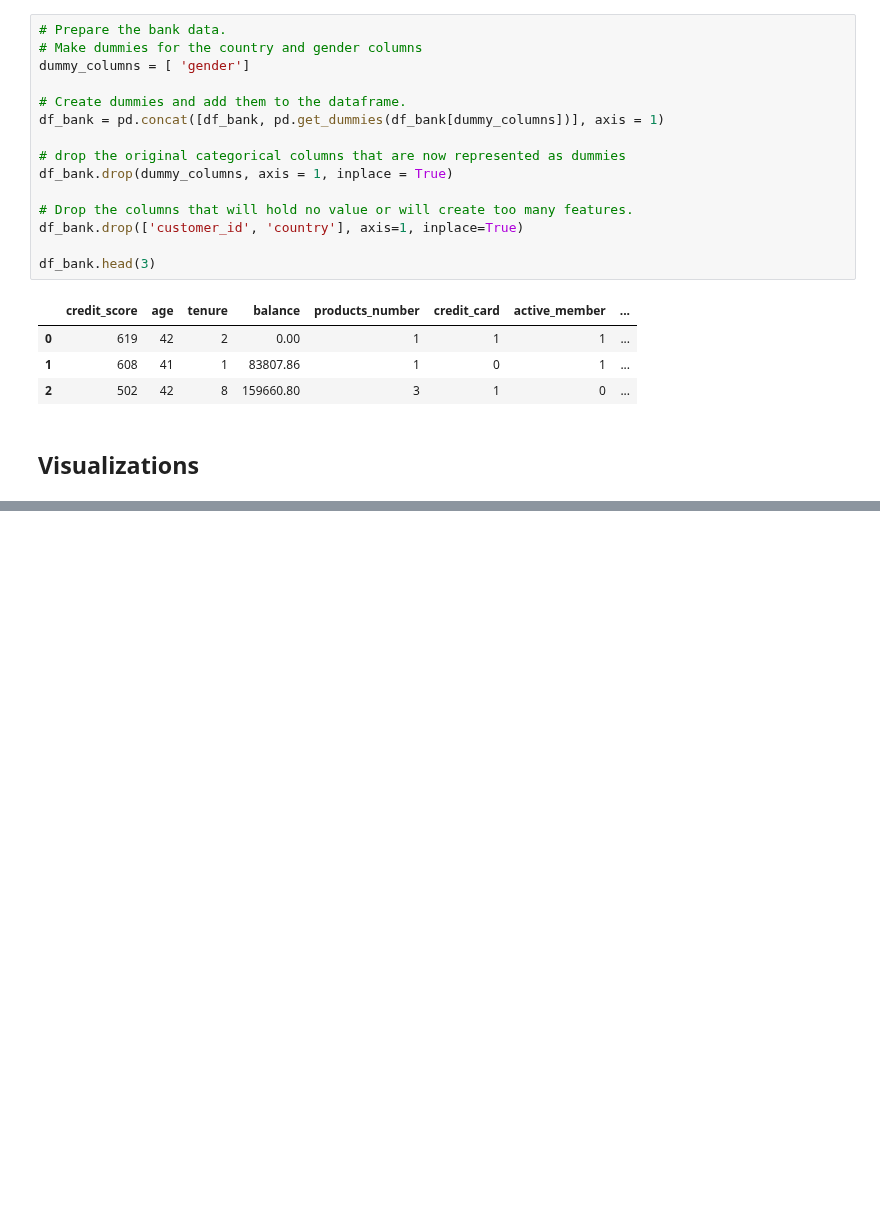
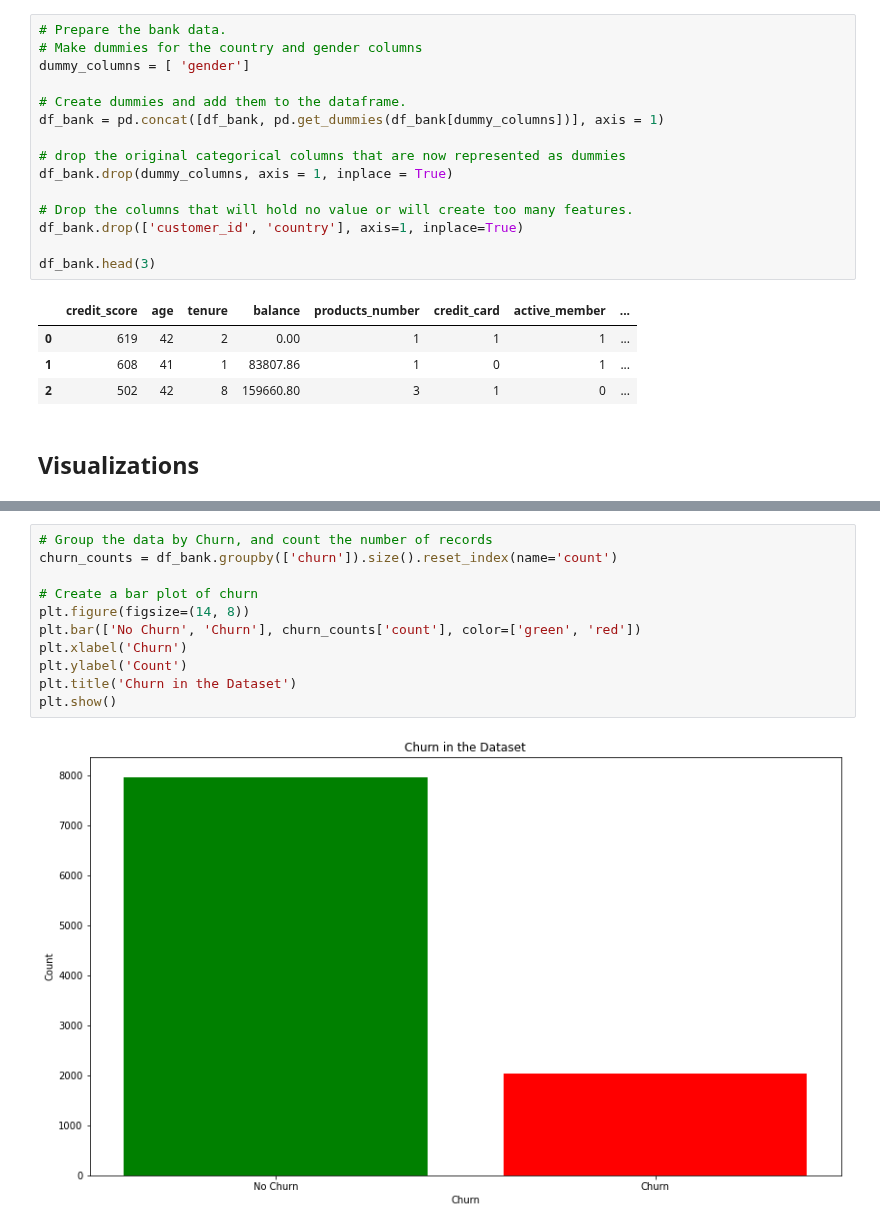
Before and after one commit to joshgreenert/Python-Projects, a Jupyter notebook: Applied Data Science/Project_2_Churn_Predictions/PR 2 Milestone 2 Code GreenertJ.ipynb, the cells around one changed output, grey strips where cells are left out. Cells and saved outputs as stored; diff of their text form; blank space fills up the shorter version.

```diff
--- a/Applied Data Science/Project_2_Churn_Predictions/PR 2 Milestone 2 Code GreenertJ.ipynb
+++ b/Applied Data Science/Project_2_Churn_Predictions/PR 2 Milestone 2 Code GreenertJ.ipynb
@@ -68,0 +117,13 @@ plt.show()
+# %%
+# Group the data by Churn, and count the number of records
+churn_counts = df_bank.groupby(['churn']).size().reset_index(name='count')
+
+# Create a bar plot of churn
+plt.figure(figsize=(14, 8))
+plt.bar(['No Churn', 'Churn'], churn_counts['count'], color=['green', 'red'])
+plt.xlabel('Churn')
+plt.ylabel('Count')
+plt.title('Churn in the Dataset')
+plt.show()
+# %% [output]
+[figure, added]
```
Also changed, not shown: parts of 5 cells of this notebook.
